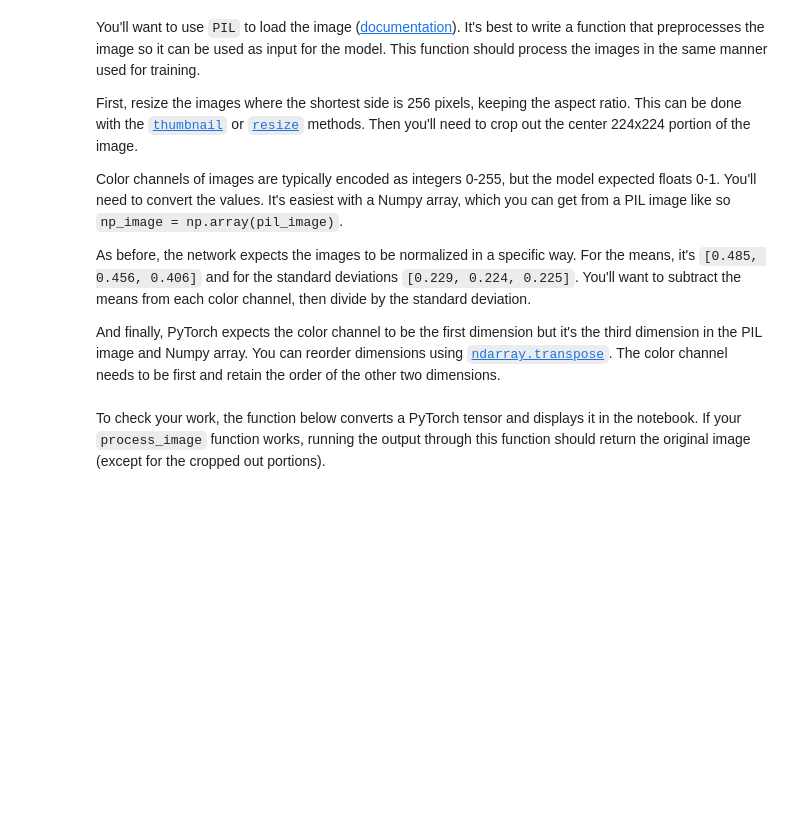
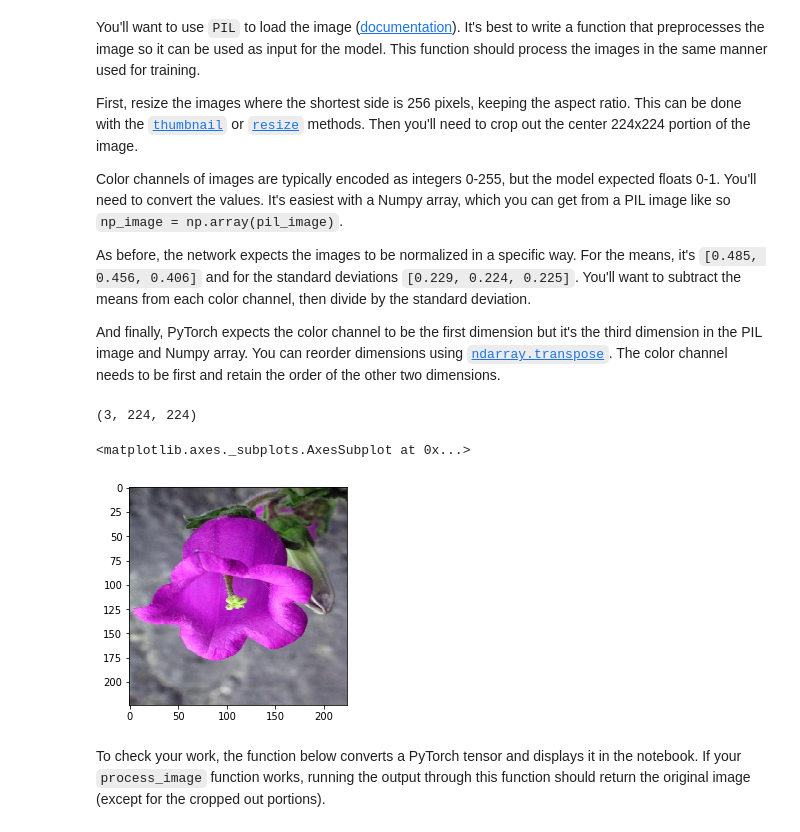
Before and after one commit to akshaykulkarni07/pytorch_challenge, a Jupyter notebook: Image Classifier Project.ipynb, the cells around one changed output. Drawn from its saved outputs; the diff is of its cells as text; code cells hidden in the pictures; blank space fills up the shorter version.

Commit message:
Added code to preprocess PIL images into NumPy arrays and code to load saved checkpoint.

```diff
--- a/Image Classifier Project.ipynb
+++ b/Image Classifier Project.ipynb
@@ -34,7 +36,7 @@ The validation set is used to measure the model's performance on data it hasn't
 
 The pre-trained networks available from `torchvision` were trained on the ImageNet dataset where each color channel was normalized separately. For both sets you'll need to normalize the means and standard deviations of the images to what the network expects. For the means, it's `[0.485, 0.456, 0.406]` and for the standard deviations `[0.229, 0.224, 0.225]`, calculated from the ImageNet images.  These values will shift each color channel to be centered at 0 and range from -1 to 1.
 # %%
-data_dir = '/Users/akshaykulkarni/flower_data'
+data_dir = '/Users/Kulkarni/Work/flower_data/'
 train_dir = data_dir + '/train'
 valid_dir = data_dir + '/valid'
 # %%
@@ -43,7 +45,7 @@ data_transforms = transforms.Compose([transforms.RandomRotation(10),
                                       transforms.RandomHorizontalFlip(),
                                       transforms.Resize((224, 224)),
                                       transforms.ToTensor(),
-                                      transforms.Normalize((0.5, 0.5, 0.5), (0.5, 0.5, 0.5))
+                                      transforms.Normalize((0.485, 0.456, 0.406), (0.229, 0.224, 0.225))
                                      ])
 
 # TODO: Load the datasets with ImageFolder
@@ -126,28 +138,28 @@ VGG(
   )
 )
 # %%
-num_epochs = 5
+num_epochs = 30
 
 valid_loss_min = np.Inf
 for i in range(1, num_epochs + 1):
     train_loss = 0
     valid_loss = 0
-    vgg16.train()
+    model.train()
     for batch_idx, (images, labels) in enumerate(trainloader):
         if torch.cuda.is_available():
             images, labels = images.cuda(), labels.cuda()
-        output = vgg16.forward(images)
+        output = model.forward(images)
         optimizer.zero_grad()
         loss = criterion(output, labels)
         loss.backward()
         optimizer.step()
         train_loss += loss.item() * images.size(0)
 
-    vgg16.eval()
+    model.eval()
     for batch_idx, (images, labels) in enumerate(validloader):
         if torch.cuda.is_available():
             images, labels = images.cuda(), labels.cuda()
-        output = vgg16.forward(images)
+        output = model.forward(images)
         loss = criterion(output, labels)
         valid_loss += loss.item() * images.size(0)
 
@@ -160,7 +172,7 @@ for i in range(1, num_epochs + 1):
         print('Validation loss decreased ({:.6f} --> {:.6f}).  Saving model ...'.format(
         valid_loss_min,
         valid_loss))
-        torch.save(vgg16.state_dict(), 'vgg16_flower_classifier.pt')
+        torch.save(model.state_dict(), 'model_flower_classifier.pt')
         valid_loss_min = valid_loss
 # %% [markdown]
 ## Save the checkpoint
@@ -214,3 +244,42 @@ def process_image(image):
+# %%
+from PIL import Image
+
+def process_image(image):
+    ''' Scales, crops, and normalizes a PIL image for a PyTorch model,
+        returns an Numpy array
+    '''
+    # TODO: Process a PIL image for use in a PyTorch model
+    im = Image.open(image)
+    im = im.resize((256, 256))
+
+    width, height = im.size   # Get dimensions
+
+    # Centre cropping to 224 by 224
+    left = (width - 224)/2
+    top = (height - 224)/2
+    right = (width + 224)/2
+    bottom = (height + 224)/2
+
+    im = im.crop((left, top, right, bottom))
+
+    # Converting to numpy array
+    np_im = np.array(im)
+    # Getting in 0 to 1 range from 0 to 255
+    np_im = np.divide(np_im, 255)
+    # Normalizing
+    mean = np.array([0.485, 0.456, 0.406])
+    std = np.array([0.229, 0.224, 0.225])
+    np_im = (np_im - mean) / std
+
+    np_im = np_im.transpose()
+    print(np_im.shape)
+    return np_im
+
+imshow(process_image('../flower_data/valid/3/image_06621.jpg'))
+# %% [output]
+(3, 224, 224)
+<matplotlib.axes._subplots.AxesSubplot at 0x...>
+[figure, added]
 # %% [markdown]
 To check your work, the function below converts a PyTorch tensor and displays it in the notebook. If your `process_image` function works, running the output through this function should return the original image (except for the cropped out portions).
 # %%
```
Also changed, not shown: parts of 5 cells of this notebook.
